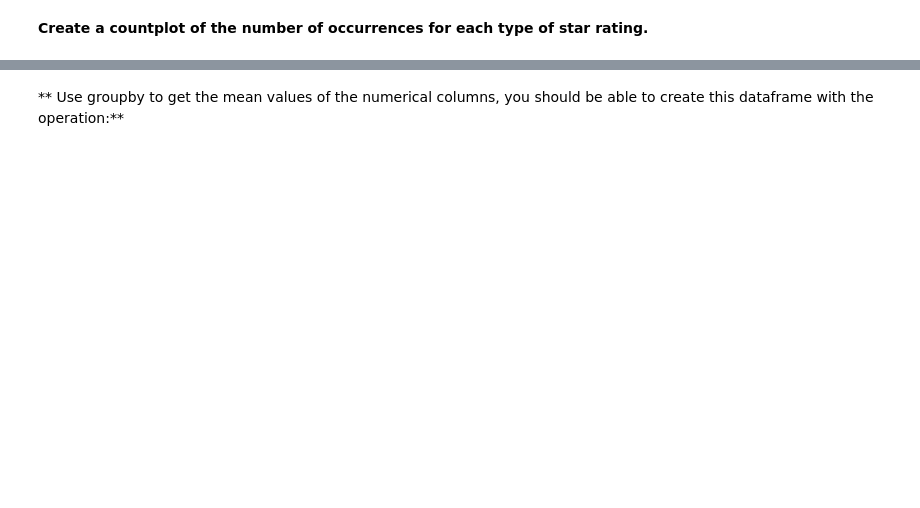
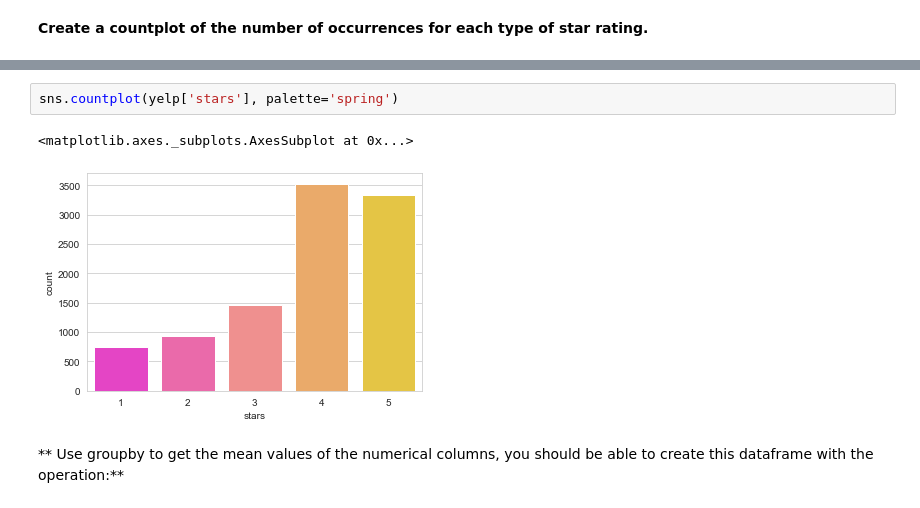
Before and after one commit to AmitBaroi/Udemy---Python-for-Data-Science-and-Machine-Learning-Bootcamp, a Jupyter notebook: Lesson Notebooks/20-Natural-Language-Processing/02-NLP Project.ipynb, the cells around one changed output, grey strips where cells are left out. Saved outputs shown, nothing was run; the diff lists cells and outputs as text; blank space fills up the shorter version.

```diff
--- a/Lesson Notebooks/20-Natural-Language-Processing/02-NLP Project.ipynb
+++ b/Lesson Notebooks/20-Natural-Language-Processing/02-NLP Project.ipynb
@@ -97,2 +115,7 @@ Let's explore the data
+# %%
+sns.countplot(yelp['stars'], palette='spring')
+# %% [output]
+<matplotlib.axes._subplots.AxesSubplot at 0x...>
+[figure, added]
 # %% [markdown]
 ** Use groupby to get the mean values of the numerical columns, you should be able to create this dataframe with the operation:**
```
Also changed, not shown: parts of 46 cells of this notebook.
